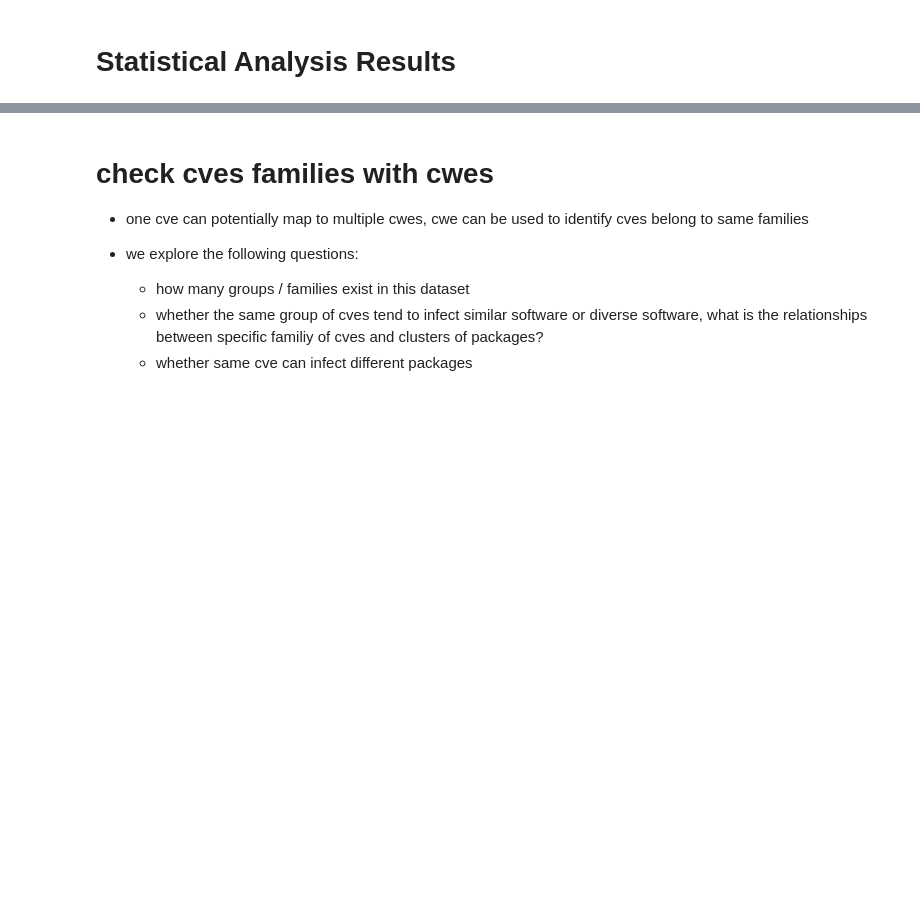
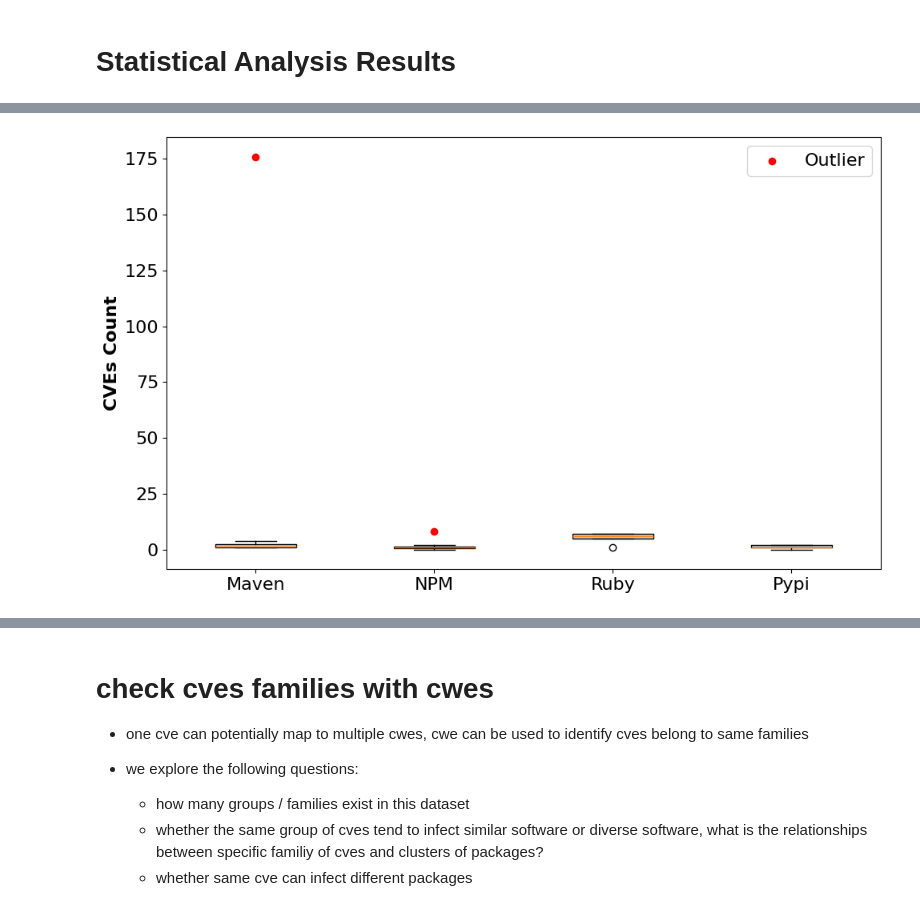
Before and after one commit to Wapiti08/DPAnalyzer, a Jupyter notebook: exp/json_exp.ipynb, the cells around one changed output, grey strips where cells are left out. Cells and saved outputs as stored; diff of their text form; code cells hidden in the pictures; blank space fills up the shorter version.

```diff
--- a/exp/json_exp.ipynb
+++ b/exp/json_exp.ipynb
@@ -42,0 +134,79 @@ len(list(cve_json.keys()))
+# %%
+# visualize the statistic data in one chart
+mean_cves = {
+"Maven":3, "NPM":1, "Ruby":6, "Pypi":1
+}
+
+max_cves = {
+"Maven": 176, "NPM": 8, "Ruby": 7, "Pypi": 2
+}
+
+med_cves= {
+"Maven":1, "NPM":1, "Ruby":6, "Pypi":1
+}
+
+min_cves = {
+    "Maven":1, "NPM":1, "Ruby":1, "Pypi":1
+
+}
+# %%
+import numpy as np
+import matplotlib.pyplot as plt
+
+# Prepare data
+categories = list(mean_cves.keys())
+data = []
+outliers = {cat: [] for cat in categories}
+
+for cat in categories:
+    min_val = min_cves[cat]
+    max_val = max_cves[cat]
+    median = med_cves[cat]
+
+    # Estimate Q1 and Q3 dynamically around the mean
+    q1 = mean_cves[cat] - 1
+    q3 = mean_cves[cat] + 1
+
+    # Calculate IQR and determine bounds for outliers
+    iqr = q3 - q1
+    upper_bound = q3 + 1.5 * iqr
+
+    # Create a dataset within the upper bound
+    values = [min_val, q1, median, q3, max_val]
+    filtered_values = [v for v in values if v <= upper_bound]
+
+    # Separate outliers
+    outliers[cat] = [v for v in values if v > upper_bound]
+    data.append(filtered_values)
+
+# Create boxplot
+fig, ax = plt.subplots(figsize=(10, 6))
+
+# Plot the boxplot
+box = ax.boxplot(data, labels=categories, patch_artist=True, showmeans=False)
+
+# Set the face color of the boxes to gray
+for patch in box['boxes']:
+    patch.set_facecolor('lightgrey')
+
+# Highlight outliers (if any)
+for i, cat in enumerate(categories):
+    if outliers[cat]:
+        ax.scatter([i + 1] * len(outliers[cat]), outliers[cat], color='red', marker='o', label='Outlier' if i == 0 else "")
+
+# Set labels and title
+ax.set_ylabel('CVEs Count', fontsize=16, fontweight='bold')
+# ax.set_title('CVEs Statistics by Ecosystem', fontsize=16, fontweight='bold')
+
+# Increase the font size of the tick labels
+ax.tick_params(axis='both', labelsize=16)
+
+# Add legend for outliers
+handles, labels = ax.get_legend_handles_labels()
+if 'Outlier' in labels:
+    ax.legend(handles, labels, fontsize=16)
+
+plt.tight_layout()
+plt.show()
+# %% [output]
+[figure, added]
```
Also changed, not shown: parts of 8 cells of this notebook.
